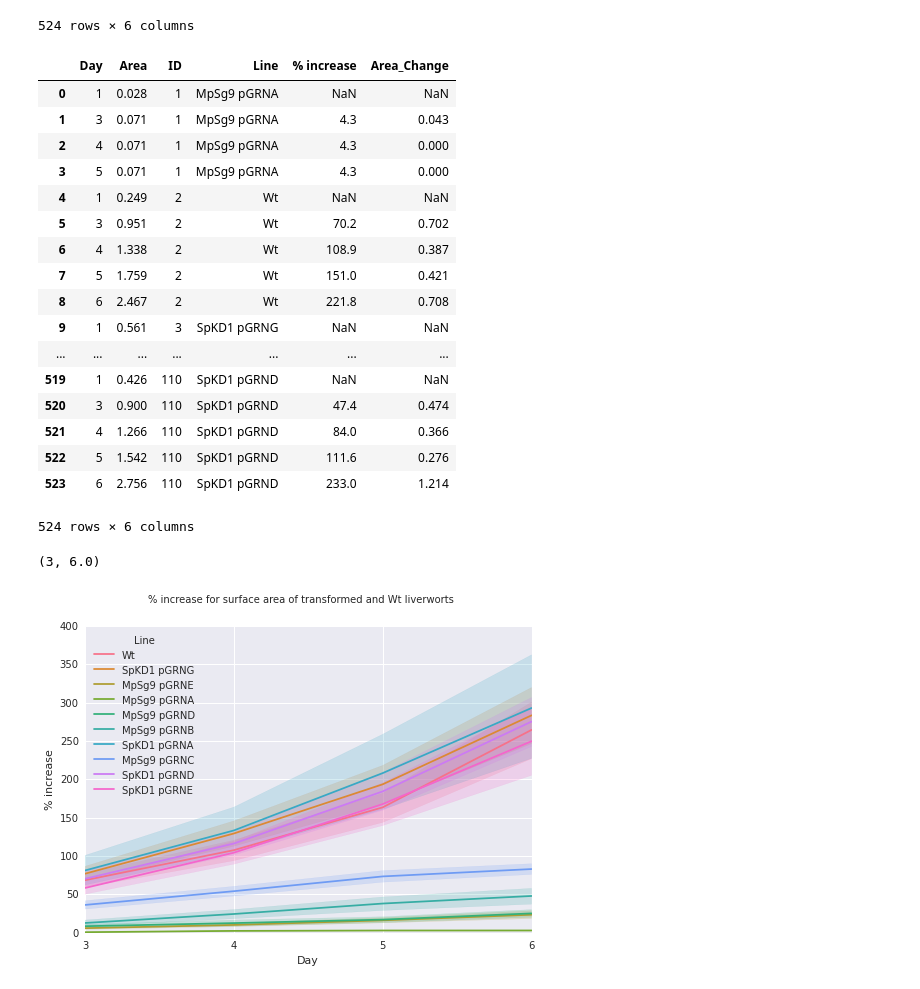
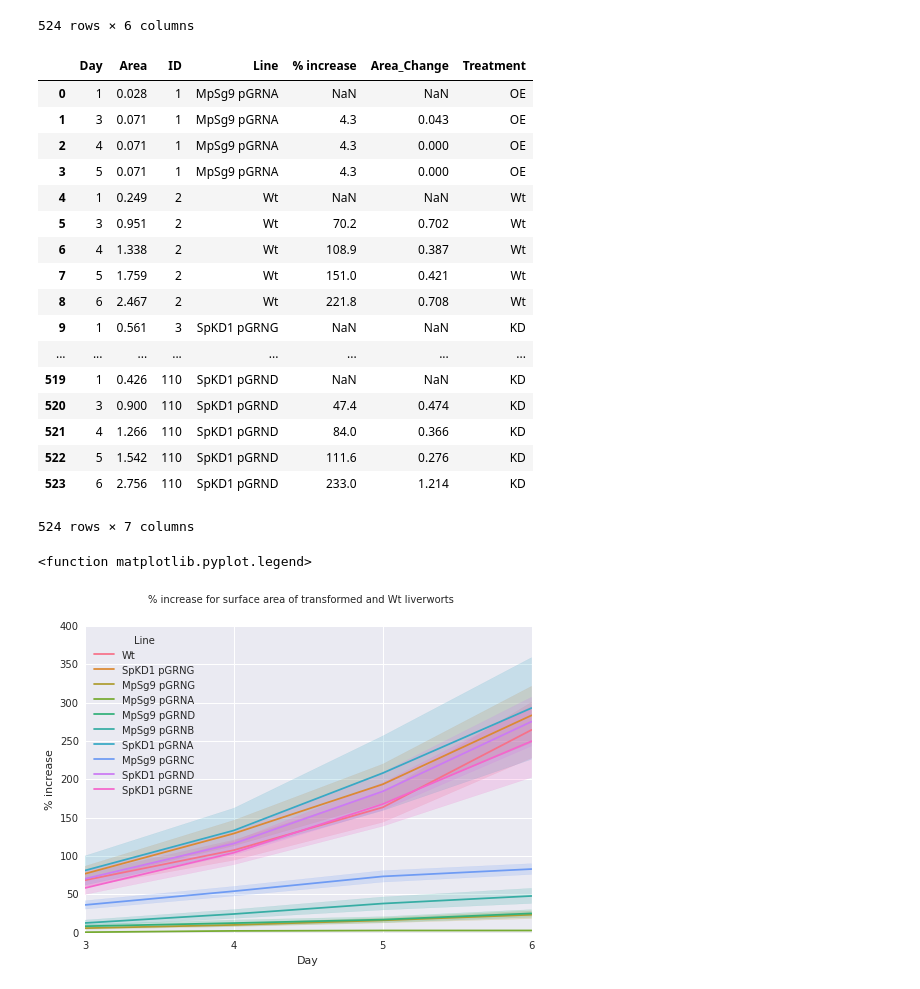
Before and after one commit to linbug/Liverwort-growth-rate-analysis, a Jupyter notebook: growth rate analysis.ipynb, the cells around one changed output. Drawn from its saved outputs; the diff is of its cells as text; code cells hidden in the pictures.

```diff
--- a/growth rate analysis.ipynb
+++ b/growth rate analysis.ipynb
@@ -195,26 +195,38 @@ cleaned_growth_data
 # add '% increase' column to cleanaed_growth_data
 cleaned_growth_data['% increase'] = cleaned_growth_data.groupby('ID')['Area_Change'].transform(pd.Series.cumsum)
 cleaned_growth_data['% increase'] = cleaned_growth_data['% increase']*100
-cleaned_growth_data
-# %% [output]
-|  | Day | Area | ID | Line | % increase | Area_Change |
-| 0 | 1 | 0.028 | 1 | MpSg9 pGRNA | NaN | NaN |
-| 1 | 3 | 0.071 | 1 | MpSg9 pGRNA | 4.3 | 0.043 |
-| 2 | 4 | 0.071 | 1 | MpSg9 pGRNA | 4.3 | 0.000 |
-| 3 | 5 | 0.071 | 1 | MpSg9 pGRNA | 4.3 | 0.000 |
-| 4 | 1 | 0.249 | 2 | Wt | NaN | NaN |
-| 5 | 3 | 0.951 | 2 | Wt | 70.2 | 0.702 |
-| 6 | 4 | 1.338 | 2 | Wt | 108.9 | 0.387 |
-| 7 | 5 | 1.759 | 2 | Wt | 151.0 | 0.421 |
-| 8 | 6 | 2.467 | 2 | Wt | 221.8 | 0.708 |
-| 9 | 1 | 0.561 | 3 | SpKD1 pGRNG | NaN | NaN |
-| ... | ... | ... | ... | ... | ... | ... |
-| 519 | 1 | 0.426 | 110 | SpKD1 pGRND | NaN | NaN |
-| 520 | 3 | 0.900 | 110 | SpKD1 pGRND | 47.4 | 0.474 |
-| 521 | 4 | 1.266 | 110 | SpKD1 pGRND | 84.0 | 0.366 |
-| 522 | 5 | 1.542 | 110 | SpKD1 pGRND | 111.6 | 0.276 |
-| 523 | 6 | 2.756 | 110 | SpKD1 pGRND | 233.0 | 1.214 |
-524 rows × 6 columns
+# %%
+# Add a treatment column
+
+def define_treatment(x):
+    if x[0] == 'M':
+        return 'OE'
+    elif x[0] == 'S':
+        return 'KD'
+    else:
+        return 'Wt'
+
+cleaned_growth_data['Treatment']=cleaned_growth_data['Line'].apply(define_treatment)
+cleaned_growth_data
+# %% [output]
+|  | Day | Area | ID | Line | % increase | Area_Change | Treatment |
+| 0 | 1 | 0.028 | 1 | MpSg9 pGRNA | NaN | NaN | OE |
+| 1 | 3 | 0.071 | 1 | MpSg9 pGRNA | 4.3 | 0.043 | OE |
+| 2 | 4 | 0.071 | 1 | MpSg9 pGRNA | 4.3 | 0.000 | OE |
+| 3 | 5 | 0.071 | 1 | MpSg9 pGRNA | 4.3 | 0.000 | OE |
+| 4 | 1 | 0.249 | 2 | Wt | NaN | NaN | Wt |
+| 5 | 3 | 0.951 | 2 | Wt | 70.2 | 0.702 | Wt |
+| 6 | 4 | 1.338 | 2 | Wt | 108.9 | 0.387 | Wt |
+| 7 | 5 | 1.759 | 2 | Wt | 151.0 | 0.421 | Wt |
+| 8 | 6 | 2.467 | 2 | Wt | 221.8 | 0.708 | Wt |
+| 9 | 1 | 0.561 | 3 | SpKD1 pGRNG | NaN | NaN | KD |
+| ... | ... | ... | ... | ... | ... | ... | ... |
+| 519 | 1 | 0.426 | 110 | SpKD1 pGRND | NaN | NaN | KD |
+| 520 | 3 | 0.900 | 110 | SpKD1 pGRND | 47.4 | 0.474 | KD |
+| 521 | 4 | 1.266 | 110 | SpKD1 pGRND | 84.0 | 0.366 | KD |
+| 522 | 5 | 1.542 | 110 | SpKD1 pGRND | 111.6 | 0.276 | KD |
+| 523 | 6 | 2.756 | 110 | SpKD1 pGRND | 233.0 | 1.214 | KD |
+524 rows × 7 columns
 # %%
 # remove the IDs for which there is not complete data (e.g. missing days). This seems to be messing up the seaborn tsplot
 g = cleaned_growth_data.groupby('ID')
@@ -227,7 +239,8 @@ plt.xticks(np.arange(3, 7, 1))
 lm = sns.tsplot(only_complete, time = 'Day', unit = 'ID', value = '% increase', condition = 'Line')
 axes = lm.axes
 axes.set_xlim(3,)
+plt.legend
 # %% [output]
-(3, 6.0)
+<function matplotlib.pyplot.legend>
 [figure]
 # %%
```
Also changed, not shown: parts of 5 cells of this notebook.
